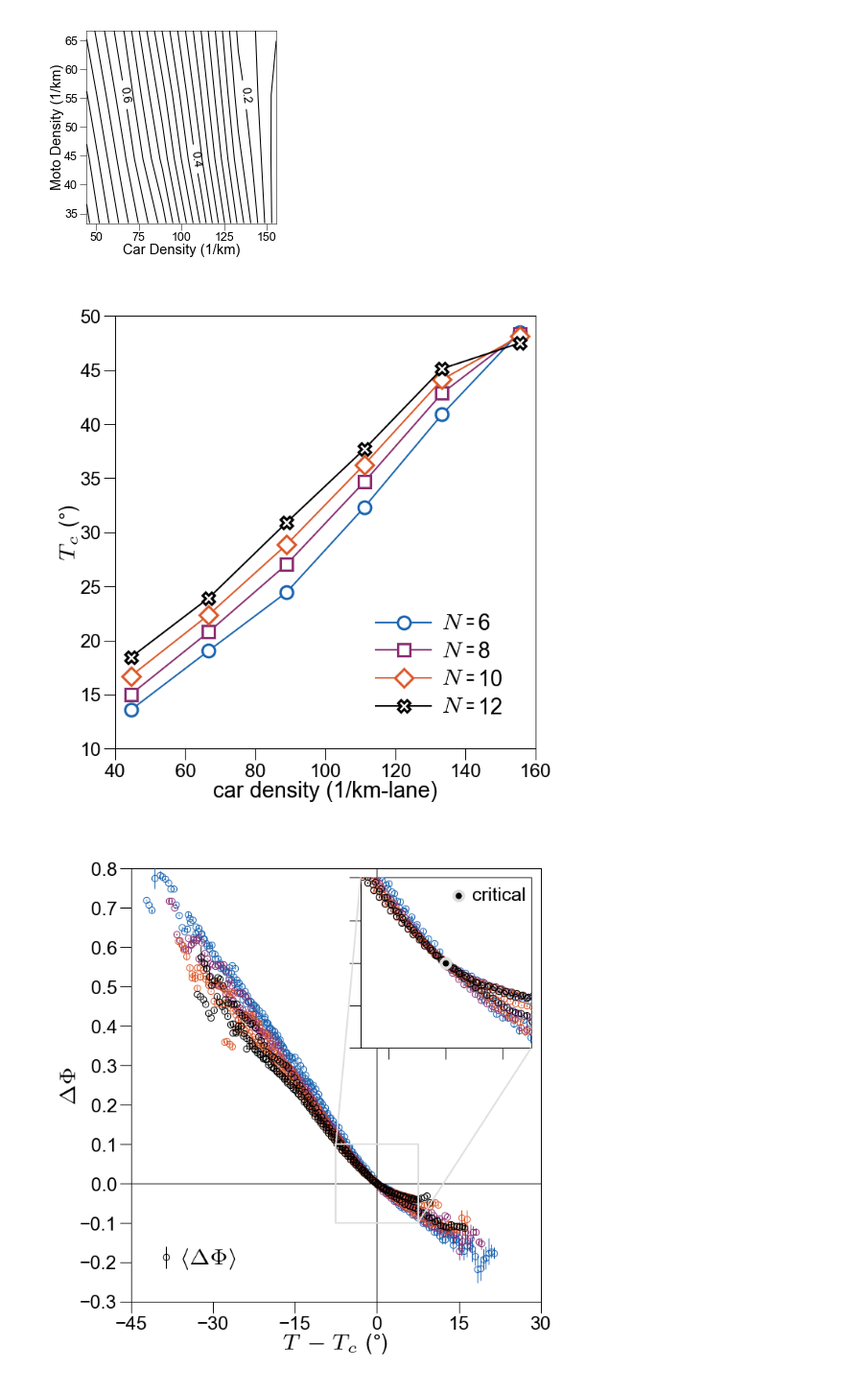
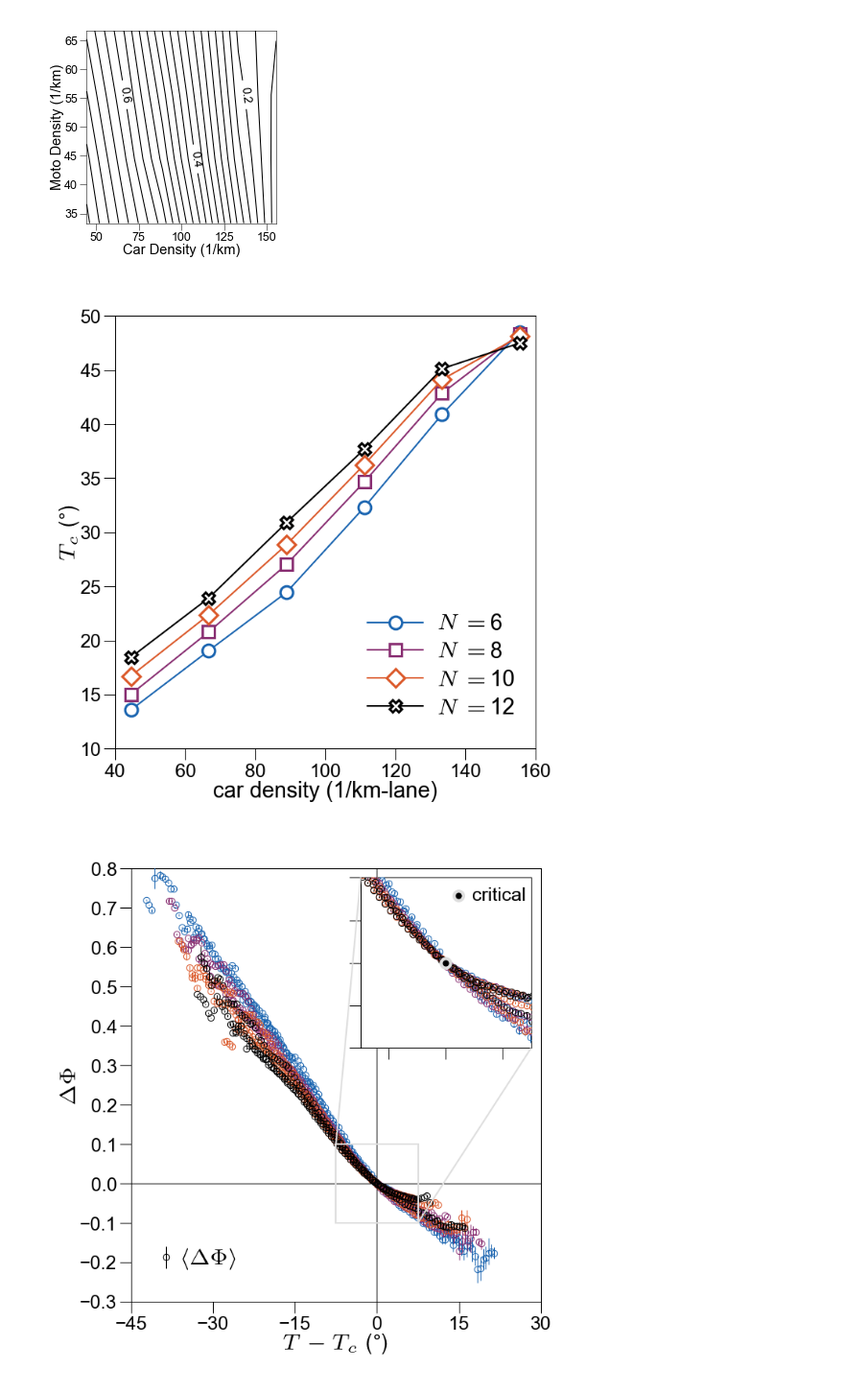
Before and after one commit to EPFL-ENAC/LUTS-pneuma-simulator, a Jupyter notebook: notebooks/figures.ipynb, the cells around one changed output. Shown at 96% size. Drawn from its saved outputs; the diff is of its cells as text; code cells hidden in the pictures.

```diff
--- a/notebooks/figures.ipynb
+++ b/notebooks/figures.ipynb
@@ -65,7 +64,7 @@ yellow = "#E9DC6D"
 # %%
 path = "./output/"
 os.makedirs(path, exist_ok=True)
-with open(f"{path}results.json", "r") as openfile:
+with open(f"{path}results.json") as openfile:
     results = json.load(openfile)
 # %%
 in_path = "./input/"
@@ -453,43 +452,43 @@ for i in range(4):
         c=colors[i],
         lw=0.5,
         ms=4,
         mfc="w",
         mew=".75",
-        label=f"$N  = {2*(i+3)}$",
+        label=f"${2*(i+3)}$",
     )
-ax.set_ylabel("$T_c$ ($\degree$)", usetex=True, labelpad=0)
+ax.set_ylabel("$T_c$ ($\\degree$)", usetex=True, labelpad=0)
 ax.set_xlabel("car density (1/km-lane)", labelpad=0)
 ax.legend(
-    loc=[0.6, 0.05],
+    loc=[0.58, 0.05],
     frameon=False,
-    handletextpad=0.5,
+    handletextpad=3,
     labelspacing=0.3,
     handlelength=2.5,
     fontsize=7,
 )
 for i in range(4):
     ax.text(
-        0.78,
-        0.265 - i * 0.064,
-        f"$N$",
+        0.77,
+        0.265 - i * 0.065,
+        "$N=$",
         usetex=True,
         ha="left",
         va="bottom",
         fontsize=7,
         bbox=dict(facecolor="w", edgecolor="w", boxstyle="round,pad=.1"),
         transform=ax.transAxes,
-        zorder=10,
+        zorder=1,
     )
 ax.set_ylim(10, 50)
 ax.set_xlim(40, 160)
 ax.set_xticks(arange(40, 180, 20))
 ax.set_yticks(arange(10, 55, 5))
 ax.tick_params(axis="x", pad=1)
 ax.tick_params(axis="y", pad=1)
 fig.tight_layout(pad=0)
-plt.savefig(f"/Users/georg/Documents/Figures/criticality.pdf", format="pdf", transparent=True)
+# plt.savefig("/Users/georg/Documents/Figures/criticality.pdf", format="pdf", transparent=True)
 # %% [output]
-[figure, old version]
+[figure, new version]
 # %%
 def draw_law(x, y, r_value, save=False):
     fig, ax = plt.subplots(figsize=(4 * params.cm, 4 * params.cm), dpi=150)
```
Also changed, not shown: parts of 8 cells of this notebook, 4 other files.
